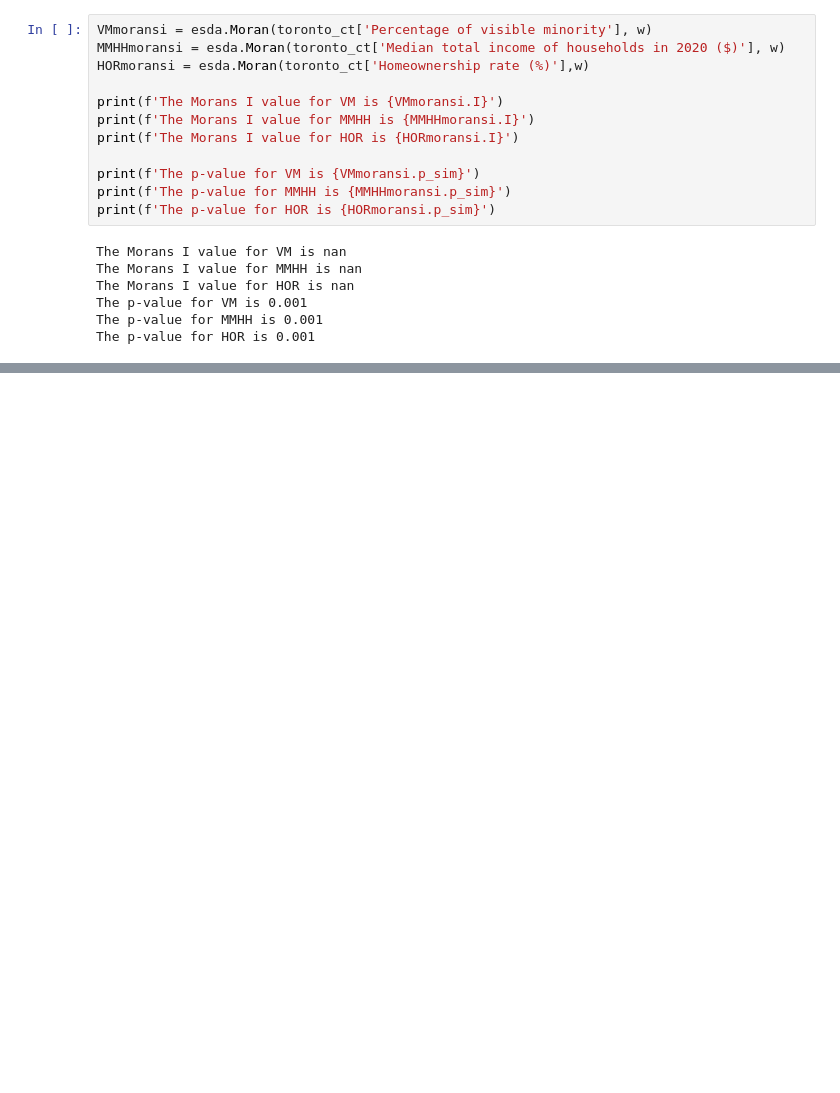
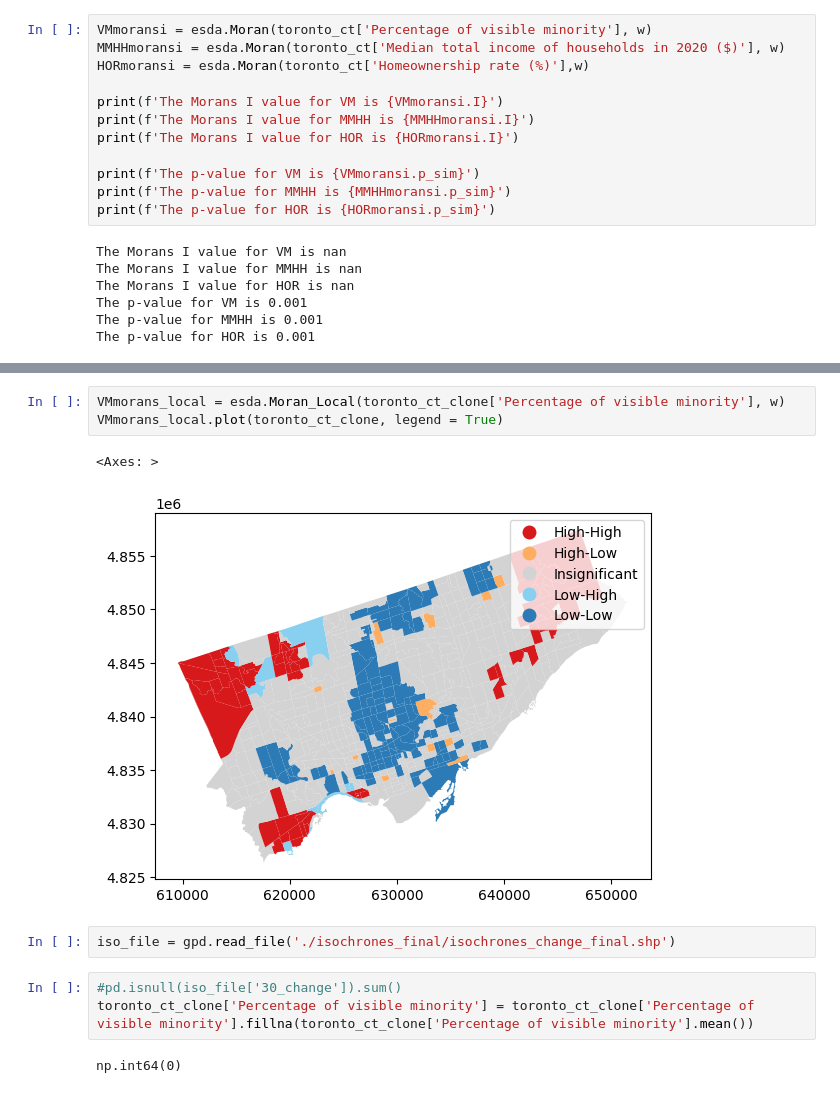
Before and after one commit to polina-gorn/GGR375-Group-Project, a Jupyter notebook: CT_data_map.ipynb, the cells around one changed output, grey strips where cells are left out. Saved outputs shown, nothing was run; the diff lists cells and outputs as text; blank space fills up the shorter version.

Commit message:
added some isochrone stuff

```diff
--- a/CT_data_map.ipynb
+++ b/CT_data_map.ipynb
@@ -196,0 +271,13 @@ The p-value for HOR is 0.001
+# %%
+VMmorans_local = esda.Moran_Local(toronto_ct_clone['Percentage of visible minority'], w)
+VMmorans_local.plot(toronto_ct_clone, legend = True)
+# %% [output]
+<Axes: >
+[figure, added]
+# %%
+iso_file = gpd.read_file('./isochrones_final/isochrones_change_final.shp')
+# %%
+#pd.isnull(iso_file['30_change']).sum()
+toronto_ct_clone['Percentage of visible minority'] = toronto_ct_clone['Percentage of visible minority'].fillna(toronto_ct_clone['Percentage of visible minority'].mean())
+# %% [output]
+np.int64(0)
```
Also changed, not shown: parts of 7 cells of this notebook.
